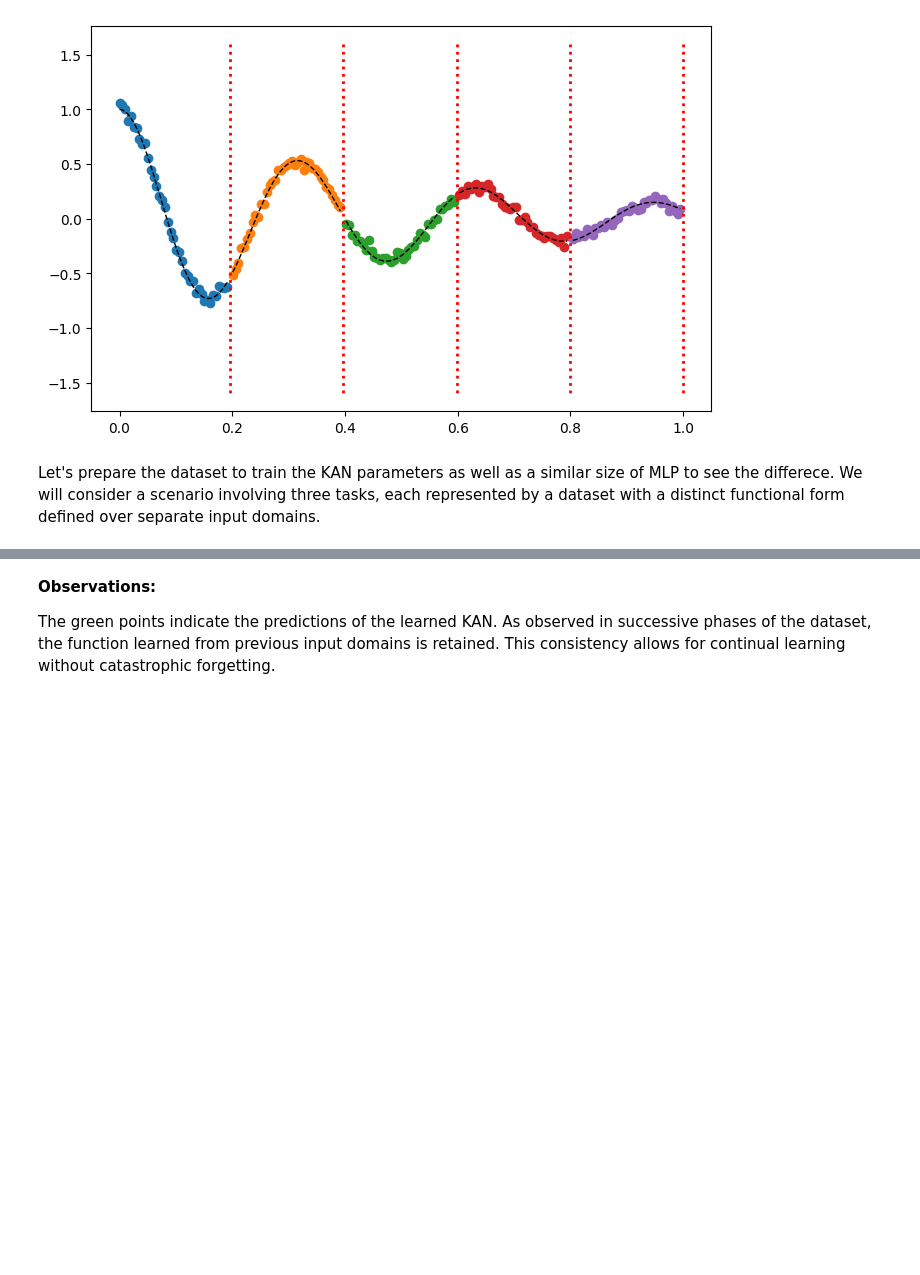
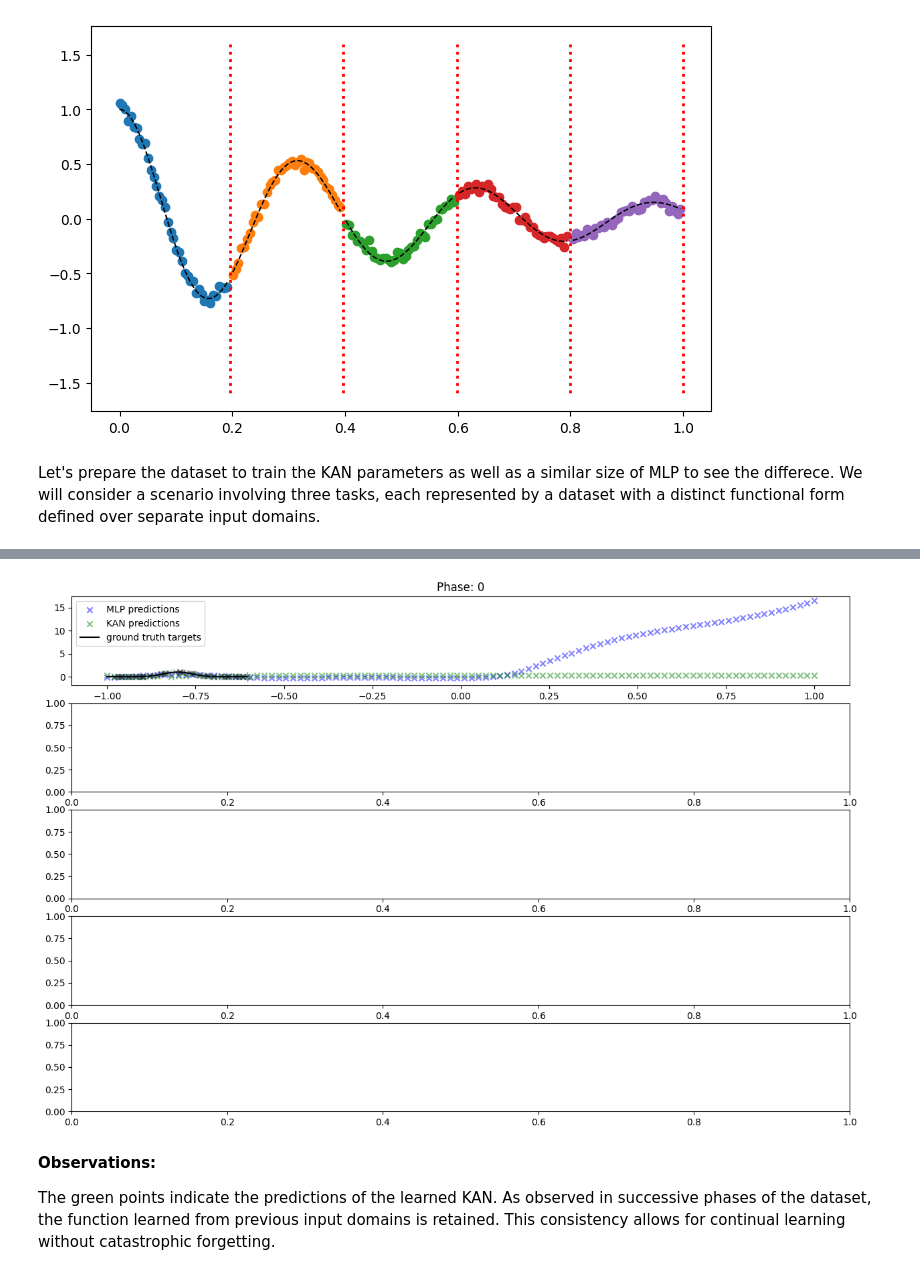
Before and after one commit to HsiuWen/SciML_PPP, a Jupyter notebook: KAN_grids_continual.ipynb, the cells around one changed output, grey strips where cells are left out. Saved outputs shown, nothing was run; the diff lists cells and outputs as text; code cells hidden in the pictures; blank space fills up the shorter version.

```diff
--- a/KAN_grids_continual.ipynb
+++ b/KAN_grids_continual.ipynb
@@ -381,0 +460,95 @@ TypeError: list indices must be integers or slices, not str
+# %%
+fig, axs = plt.subplots(nrows=n_phases, ncols=1, figsize=(15, 10), dpi=100)
+
+# Setting for KAN
+losses = []
+grid_sizes = [200,200]
+grid_range = [-1, 1]
+lr = 0.1
+k = 3
+n_layers = 2
+
+# Setting for MLP
+layer_sizes = [32,32,32]
+# train standard neural network to fit training data
+#torch.manual_seed(123)
+#model = MLP(1,1,200,2)
+#optimizer = torch.optim.Adam(model.parameters(),lr=1e-3)
+
+params_kan, params_mlp = None,None
+x_temps, y_temps, ends, y_noisys = [], [], [], []
+for i in range(1):
+    # reterive local data
+    x_eval,y_target=data_list[i]
+
+    # test and train split
+    n_training = int(x_eval.shape[0] * 0.8)
+    training_idxs = np.random.randint(x_eval.shape[0], size=n_training)
+    test_idxs = [i for i in range(x_eval.shape[0]) if i not in training_idxs]
+    x_training = x_eval[training_idxs]
+    x_test = x_eval[test_idxs]
+    y_training = y_target[training_idxs]
+    y_test = y_target[test_idxs]
+
+    # train using the same model (model_params=params_kan)
+    params_kan, y_pred_kan, losses_kan, all_xs = single_stacked_kan_training(x_training, y_training, x_test, y_test, lr=lr, model_params=params_kan,
+                                                                             k=k, n_layers=n_layers,
+                                                                             grid_sizes=grid_sizes, verbose=False,
+                                                                             grid_range=[], use_scales=False)
+
+
+    # MLP training
+    params_mlp, y_pred_mlp, losses_mlp = single_stacked_mlp_training(x_training, y_training, x_test, y_test,params_mlp,lr=1e-4, layer_sizes=layer_sizes, early_stopping_imrpovement_threshold=1000,verbose=False)
+
+
+    losses.append(losses_kan)
+    print(f"Phase: {i}\t KAN Loss: {np.mean(losses_kan['val'][-50:]): 0.4f}")
+    print(f"Phase: {i}\t MLP Loss: {np.mean(losses_mlp['val'][-50:]): 0.4f}")
+
+    # predictions vs target
+    ax = axs[i]
+    ax.scatter(x_training, y_training, color='black', marker='x', alpha=0.25) # training data
+    for temp_x, temp_y in y_noisys:
+        ax.scatter(temp_x, temp_y, color='black',marker='x', alpha=0.25, ) # old training data
+
+    y_noisys.append((x_eval,y_target))
+
+
+    x_in = torch.linspace(-1, 1, 100).unsqueeze(dim=1)
+    y_pred = model_predict(params_kan, x_in, k)
+
+    # MLP prediction on all domain
+    with torch.no_grad():
+        weights, biases = params_mlp['weights'], params_mlp['biases']
+        x = x_in
+        for weight, bias in zip(weights, biases):
+            x = F.linear(x, weight.t(), bias)
+            x = F.silu(x) # relu might not work better here
+        y_pred_mlp = x
+
+    ax.scatter(x_in[:, 0], y_pred_mlp, color='blue', alpha=0.5, marker='x', label="MLP predictions")
+    ax.scatter(x_in[:, 0], y_pred, color='green', alpha=0.5, marker='x', label="KAN predictions")
+
+    x_temp, y_temp = GT_list[i]
+    ax.plot(x_temp, y_temp, linestyle='-',  color='black', label="ground truth targets")
+    for x,y in zip(x_temps, y_temps):
+        ax.plot(x, y, linestyle='-', alpha=0.5, color='black')
+
+    ends.append(x_eval[-1,0])
+    for x in ends:
+        ax.vlines(x, -1, 1, linestyle='--', color='red', linewidth=0.75)
+
+    ax.set_title(f"Phase: {i}")
+    if i == 0:
+        ax.legend()
+
+    x_temps.append(x_temp)
+    y_temps.append(y_temp)
+
+
+
+#print(f"Number of parameters learned for MLP: {sum([x.numel() for x in weights]) + sum([x.numel() for x in biases])}")
+print(f"MLP Avg. loss: {np.mean(losses_mlp['val'][-100:]): 0.5f}")
+
+print(f"KAN Avg. loss: {np.mean(losses_kan['val'][-100:]): 0.5f}")
+# %% [output]
@@ -382,3 +561,4 @@ TypeError: list indices must be integers or slices, not str
+[figure, added]
 # %% [markdown]
 **Observations:**
 
```
Also changed, not shown: parts of 8 cells of this notebook, 1 other file.
